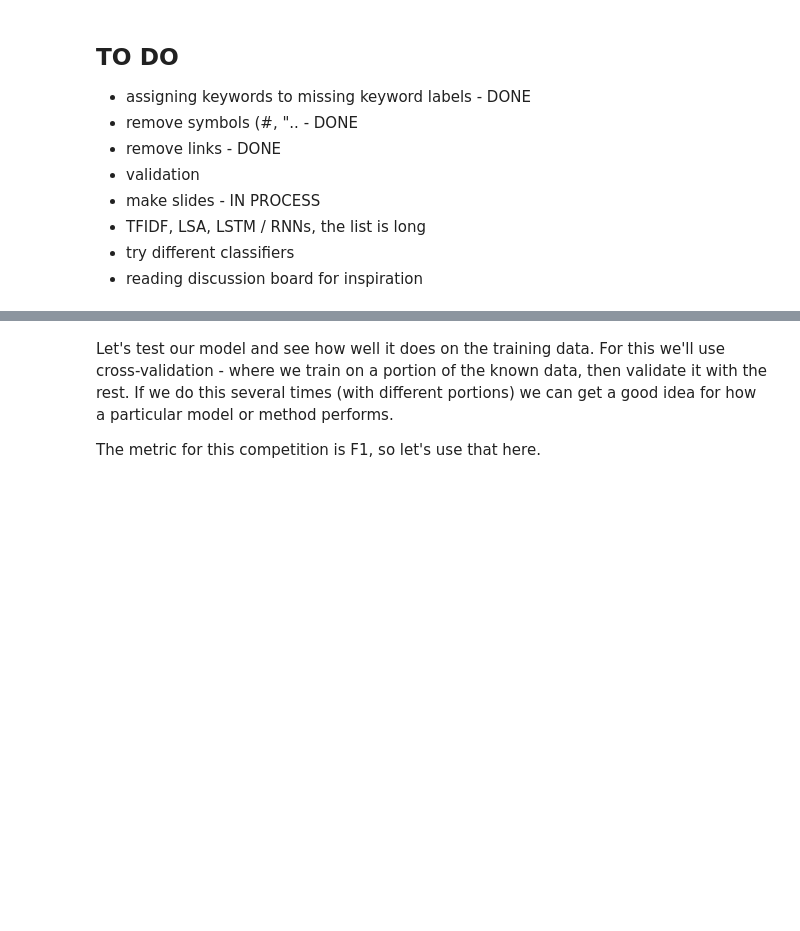
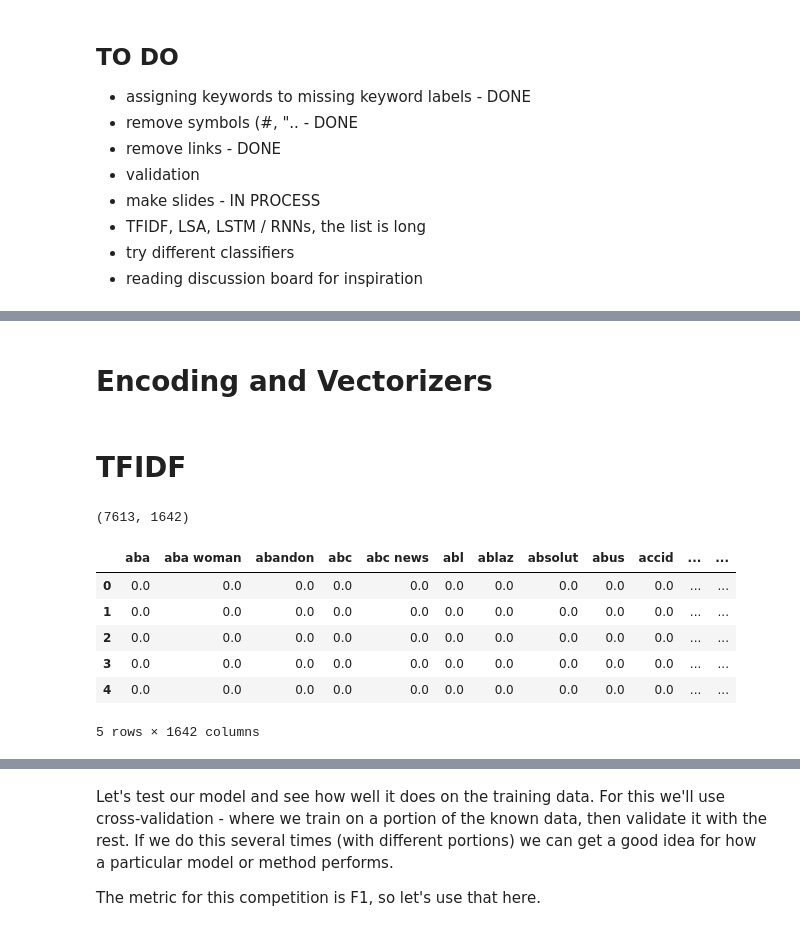
Before and after one commit to IrinaShcherbakova/ML-Project, a Jupyter notebook: train_NaiveBayes.ipynb, the cells around one changed output, grey strips where cells are left out. Drawn from its saved outputs; the diff is of its cells as text; code cells hidden in the pictures; blank space fills up the shorter version.

```diff
--- a/train_NaiveBayes.ipynb
+++ b/train_NaiveBayes.ipynb
@@ -32,0 +24,3 @@ train_df = pd.read_csv("preprocessed_train_data.csv")
+# %%
+train = pd.read_csv("preprocessed_train_data.csv", index_col = 0)
+test = pd.read_csv("preprocessed_test_data.csv", index_col = 0)
@@ -33,3 +45,39 @@ train_df = pd.read_csv("preprocessed_train_data.csv")
+# %% [markdown]
+# Encoding and Vectorizers
+# %%
+import category_encoders as ce
+
+# Target encoding
+features = ['keyword']
+encoder = ce.TargetEncoder(cols=features)
+encoder.fit(train_df[features],train_df['target'])
+
+train = train.join(encoder.transform(train[features]).add_suffix('_target'))
+test = test.join(encoder.transform(test[features]).add_suffix('_target'))
+# %% [markdown]
+# TFIDF
+# %%
+from sklearn.feature_extraction.text import TfidfVectorizer
+
+vec_text = TfidfVectorizer(min_df = 10, ngram_range = (1,2), stop_words='english')
+# Only include >=10 occurrences
+# Have unigrams and bigrams
+text_vec = vec_text.fit_transform(train['text'])
+text_vec_test = vec_text.transform(test['text'])
+X_train_text = pd.DataFrame(text_vec.toarray(), columns=vec_text.get_feature_names())
+X_test_text = pd.DataFrame(text_vec_test.toarray(), columns=vec_text.get_feature_names())
+print (X_train_text.shape)
+frequency_matrix = pd.DataFrame(X_train_text, columns = vec_text.get_feature_names())
+frequency_matrix.head()
+# %% [output]
+(7613, 1642)
+|  | aba | aba woman | abandon | abc | abc news | abl | ablaz | absolut | abus | accid | ... | ... |
+| 0 | 0.0 | 0.0 | 0.0 | 0.0 | 0.0 | 0.0 | 0.0 | 0.0 | 0.0 | 0.0 | ... | ... |
+| 1 | 0.0 | 0.0 | 0.0 | 0.0 | 0.0 | 0.0 | 0.0 | 0.0 | 0.0 | 0.0 | ... | ... |
+| 2 | 0.0 | 0.0 | 0.0 | 0.0 | 0.0 | 0.0 | 0.0 | 0.0 | 0.0 | 0.0 | ... | ... |
+| 3 | 0.0 | 0.0 | 0.0 | 0.0 | 0.0 | 0.0 | 0.0 | 0.0 | 0.0 | 0.0 | ... | ... |
+| 4 | 0.0 | 0.0 | 0.0 | 0.0 | 0.0 | 0.0 | 0.0 | 0.0 | 0.0 | 0.0 | ... | ... |
+5 rows × 1642 columns
 # %%
 # Data Visualization using WordCloud (for Disaster)
 
```
Also changed, not shown: parts of 19 cells of this notebook.
